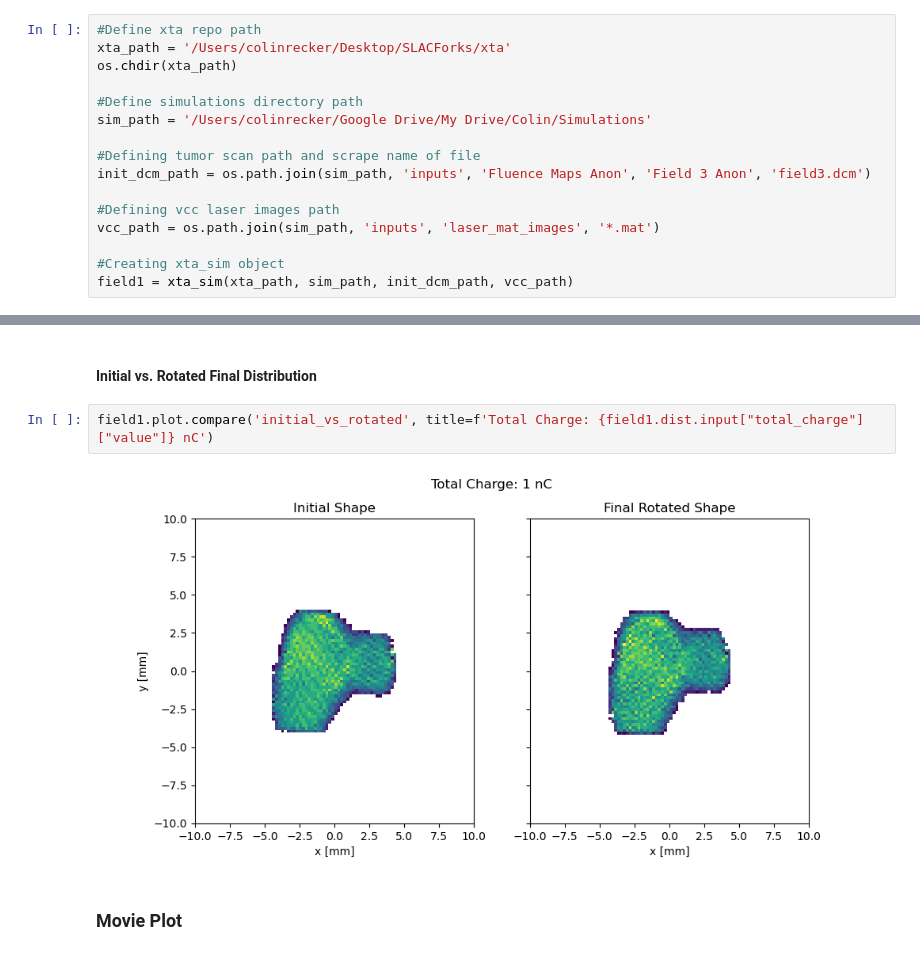
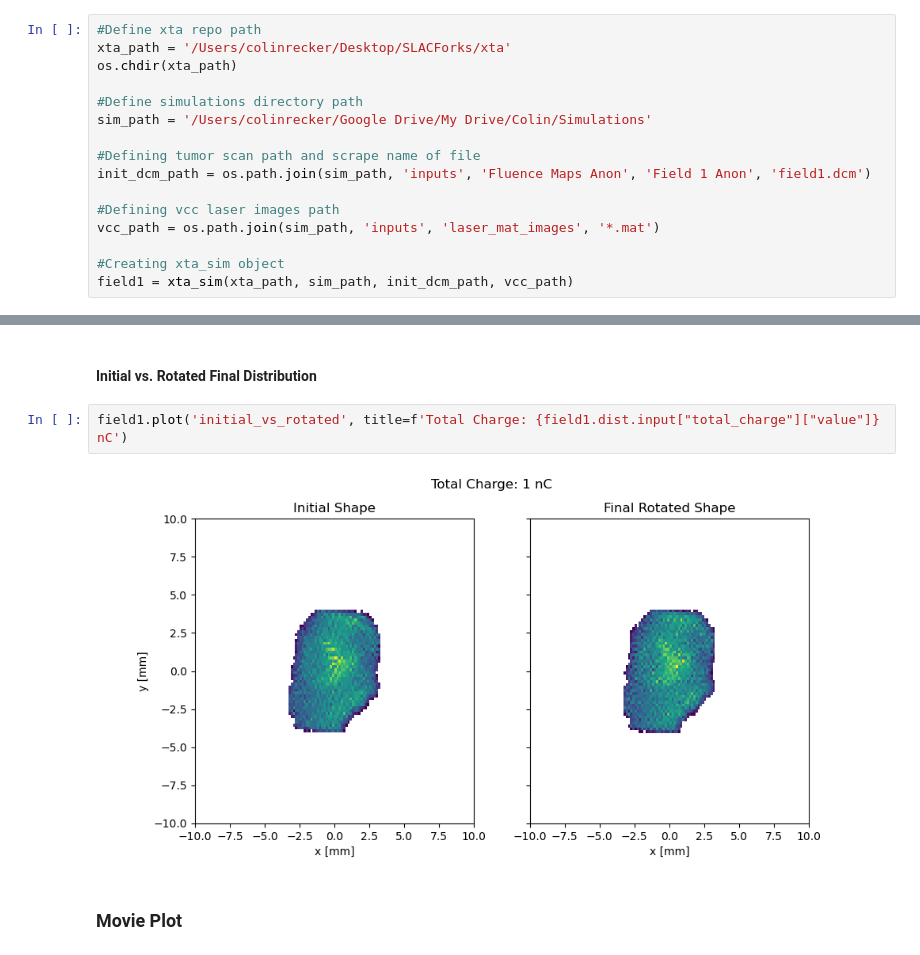
Before and after one commit to slaclab/xta, a Jupyter notebook: examples/single_run_example.ipynb, the cells around one changed output, grey strips where cells are left out. Saved outputs shown, nothing was run; the diff lists cells and outputs as text.

```diff
--- a/examples/single_run_example.ipynb
+++ b/examples/single_run_example.ipynb
@@ -28,7 +28,7 @@ os.chdir(xta_path)
 sim_path = '/Users/colinrecker/Google Drive/My Drive/Colin/Simulations'
 
 #Defining tumor scan path and scrape name of file
-init_dcm_path = os.path.join(sim_path, 'inputs', 'Fluence Maps Anon', 'Field 3 Anon', 'field3.dcm')
+init_dcm_path = os.path.join(sim_path, 'inputs', 'Fluence Maps Anon', 'Field 1 Anon', 'field1.dcm')
 
 #Defining vcc laser images path
 vcc_path = os.path.join(sim_path, 'inputs', 'laser_mat_images', '*.mat')
@@ -108,9 +102,9 @@ Created directory: /Users/colinrecker/Google Drive/My Drive/Colin/Simulations/fi
 # %% [markdown]
 #### Initial vs. Rotated Final Distribution
 # %%
-field1.plot.compare('initial_vs_rotated', title=f'Total Charge: {field1.dist.input["total_charge"]["value"]} nC')
+field1.plot('initial_vs_rotated', title=f'Total Charge: {field1.dist.input["total_charge"]["value"]} nC')
 # %% [output]
-[figure, old version]
+[figure, new version]
 # %% [markdown]
 ### Movie Plot
 # %%
```
Also changed, not shown: parts of 11 cells of this notebook, 5 other files.
